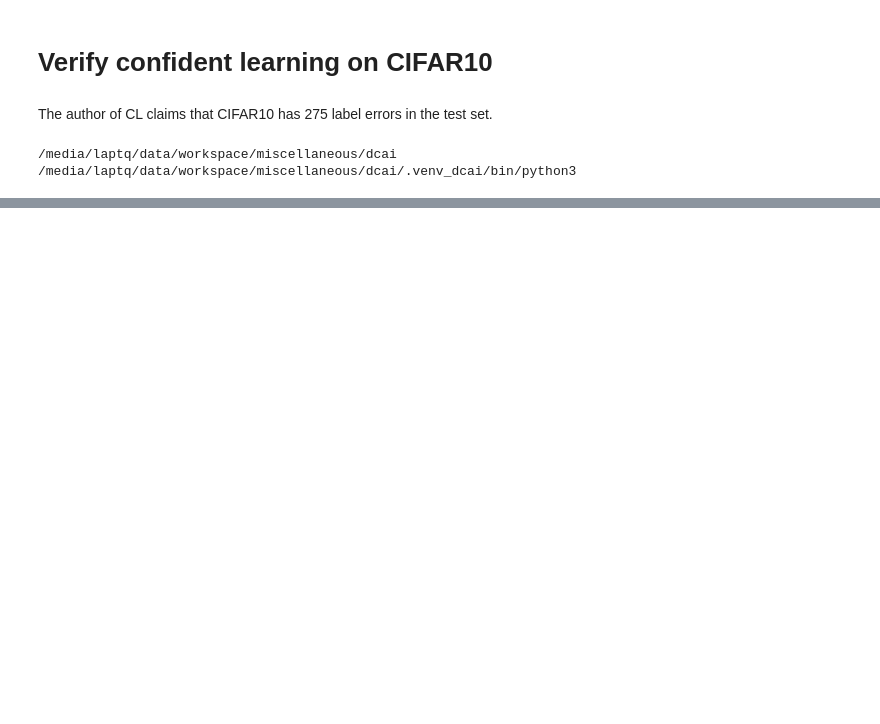
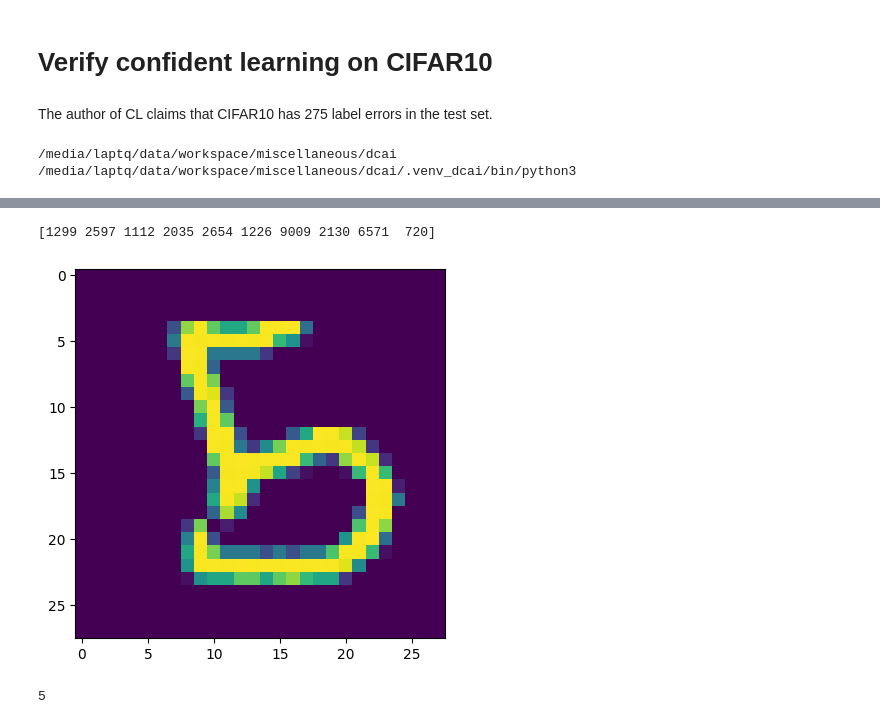
Before and after one commit to LapTQ/miscellaneous, a Jupyter notebook: dcai/notebook.ipynb, the cells around one changed output, grey strips where cells are left out. Saved outputs shown, nothing was run; the diff lists cells and outputs as text; code cells hidden in the pictures; blank space fills up the shorter version.

```diff
--- a/dcai/notebook.ipynb
+++ b/dcai/notebook.ipynb
@@ -371,0 +438,20 @@ ordered_label_issues = find_label_issues(
+# %%
+from cleanlab.filter import find_label_issues
+
+ranked_label_issues = find_label_issues(
+    labels=labels,
+    pred_probs=np.array(pred_probs),
+    return_indices_ranked_by='normalized_margin',
+    filter_by='prune_by_noise_rate'
+)
+
+print(ranked_label_issues)
+
+img, label = testset[ranked_label_issues[9]]
+
+imshow(img)
+print(classes[label])
+# %% [output]
+[1299 2597 1112 2035 2654 1226 9009 2130 6571  720]
+[figure, added]
+5
```
Also changed, not shown: parts of 14 cells of this notebook.
